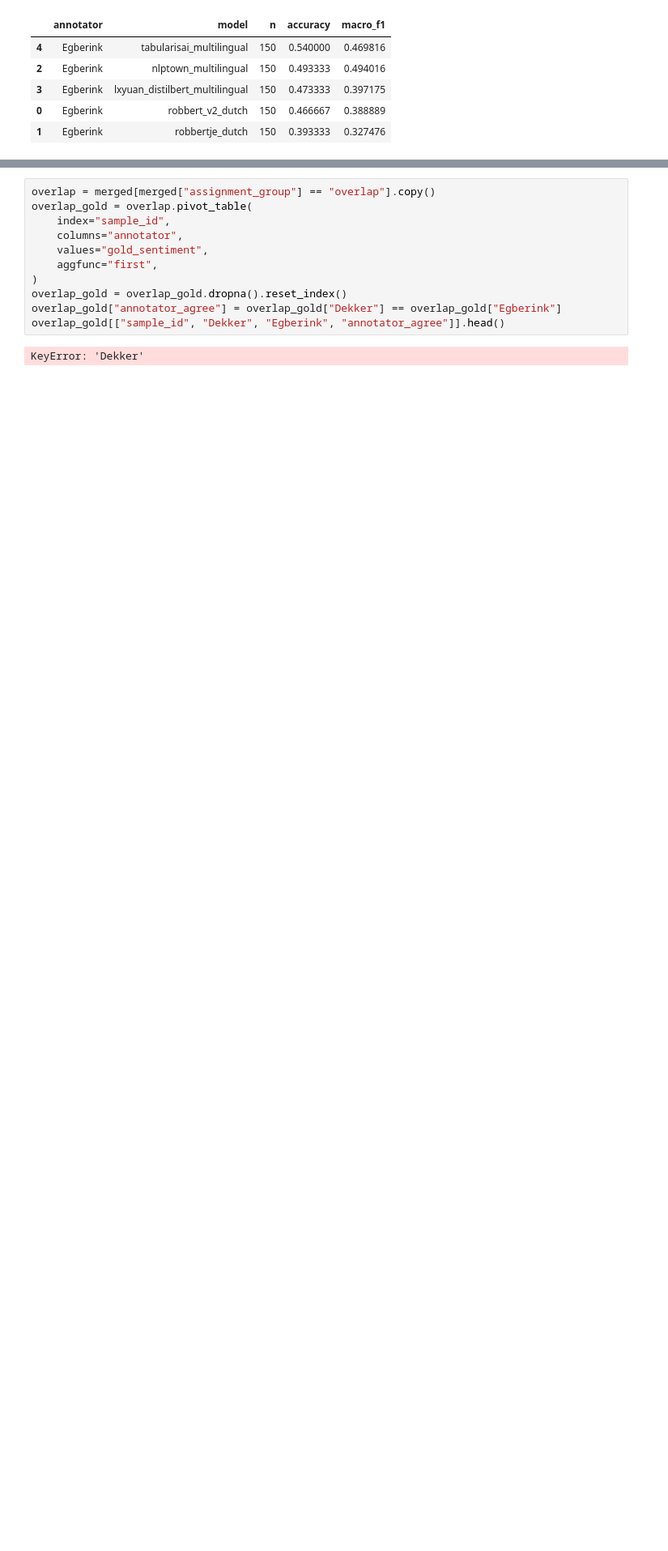
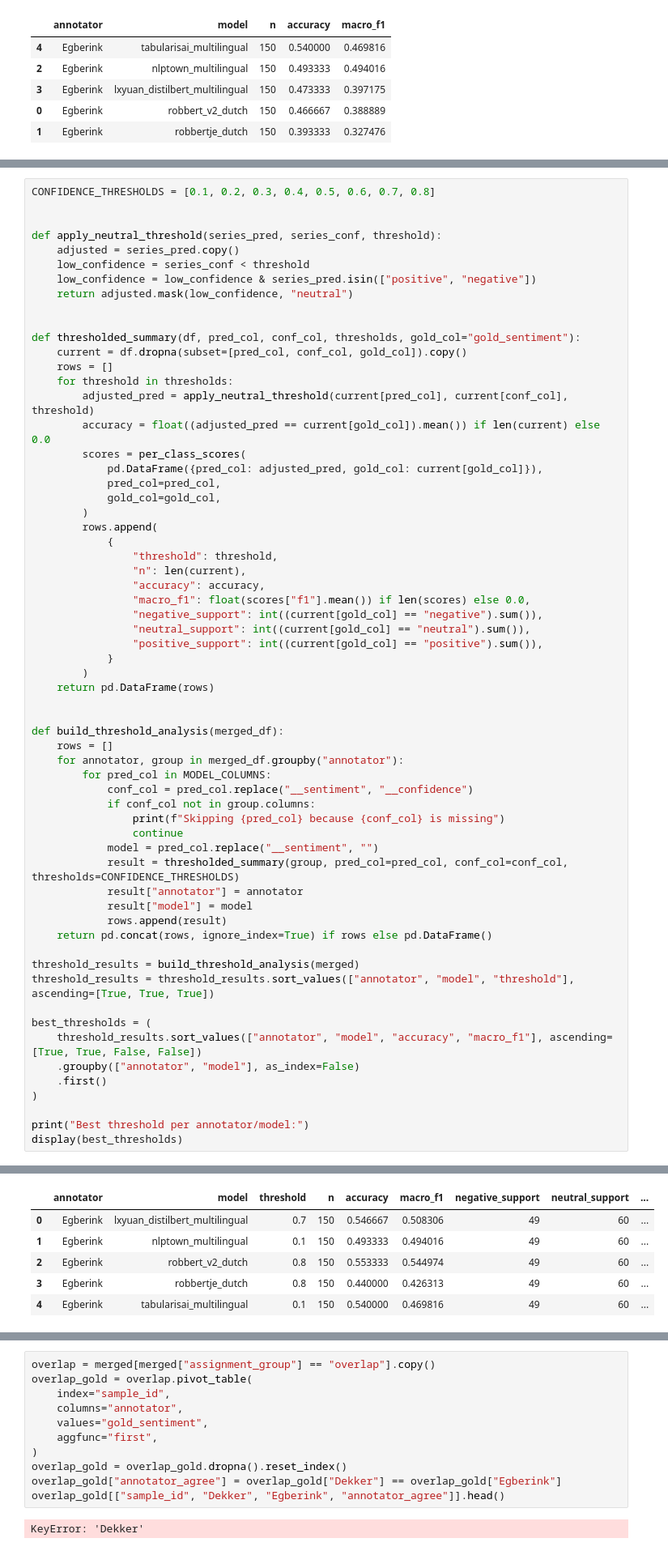
Before and after one commit to Yegberink/geothermal_text_mining, a Jupyter notebook: annotation/sentiment_model_assessment/analysis.ipynb, the cells around one changed output, grey strips where cells are left out. Shown at 81% size. Saved outputs shown, nothing was run; the diff lists cells and outputs as text; blank space fills up the shorter version.

```diff
--- a/annotation/sentiment_model_assessment/analysis.ipynb
+++ b/annotation/sentiment_model_assessment/analysis.ipynb
@@ -109,0 +114,63 @@ performance
+# %%
+CONFIDENCE_THRESHOLDS = [0.1, 0.2, 0.3, 0.4, 0.5, 0.6, 0.7, 0.8]
+
+
+def apply_neutral_threshold(series_pred, series_conf, threshold):
+    adjusted = series_pred.copy()
+    low_confidence = series_conf < threshold
+    low_confidence = low_confidence & series_pred.isin(["positive", "negative"])
+    return adjusted.mask(low_confidence, "neutral")
+
+
+def thresholded_summary(df, pred_col, conf_col, thresholds, gold_col="gold_sentiment"):
+    current = df.dropna(subset=[pred_col, conf_col, gold_col]).copy()
+    rows = []
+    for threshold in thresholds:
+        adjusted_pred = apply_neutral_threshold(current[pred_col], current[conf_col], threshold)
+        accuracy = float((adjusted_pred == current[gold_col]).mean()) if len(current) else 0.0
+        scores = per_class_scores(
+            pd.DataFrame({pred_col: adjusted_pred, gold_col: current[gold_col]}),
+            pred_col=pred_col,
+            gold_col=gold_col,
+        )
+        rows.append(
+            {
+                "threshold": threshold,
+                "n": len(current),
+                "accuracy": accuracy,
+                "macro_f1": float(scores["f1"].mean()) if len(scores) else 0.0,
+                "negative_support": int((current[gold_col] == "negative").sum()),
+                "neutral_support": int((current[gold_col] == "neutral").sum()),
+                "positive_support": int((current[gold_col] == "positive").sum()),
+            }
+        )
+    return pd.DataFrame(rows)
+
+
+def build_threshold_analysis(merged_df):
+    rows = []
+    for annotator, group in merged_df.groupby("annotator"):
+        for pred_col in MODEL_COLUMNS:
+            conf_col = pred_col.replace("__sentiment", "__confidence")
+            if conf_col not in group.columns:
+                print(f"Skipping {pred_col} because {conf_col} is missing")
+                continue
+            model = pred_col.replace("__sentiment", "")
+            result = thresholded_summary(group, pred_col=pred_col, conf_col=conf_col, thresholds=CONFIDENCE_THRESHOLDS)
+            result["annotator"] = annotator
+            result["model"] = model
+            rows.append(result)
+    return pd.concat(rows, ignore_index=True) if rows else pd.DataFrame()
+
+threshold_results = build_threshold_analysis(merged)
+threshold_results = threshold_results.sort_values(["annotator", "model", "threshold"], ascending=[True, True, True])
+
+best_thresholds = (
+    threshold_results.sort_values(["annotator", "model", "accuracy", "macro_f1"], ascending=[True, True, False, False])
+    .groupby(["annotator", "model"], as_index=False)
+    .first()
+)
+
+print("Best threshold per annotator/model:")
+display(best_thresholds)
+# %% [output]
@@ -110 +178,7 @@ performance
+|  | annotator | model | threshold | n | accuracy | macro_f1 | negative_support | neutral_support | ... |
+| 0 | Egberink | lxyuan_distilbert_multilingual | 0.7 | 150 | 0.546667 | 0.508306 | 49 | 60 | ... |
+| 1 | Egberink | nlptown_multilingual | 0.1 | 150 | 0.493333 | 0.494016 | 49 | 60 | ... |
+| 2 | Egberink | robbert_v2_dutch | 0.8 | 150 | 0.553333 | 0.544974 | 49 | 60 | ... |
+| 3 | Egberink | robbertje_dutch | 0.8 | 150 | 0.440000 | 0.426313 | 49 | 60 | ... |
+| 4 | Egberink | tabularisai_multilingual | 0.1 | 150 | 0.540000 | 0.469816 | 49 | 60 | ... |
 # %% [markdown]
```
Also changed, not shown: parts of 4 cells of this notebook.
